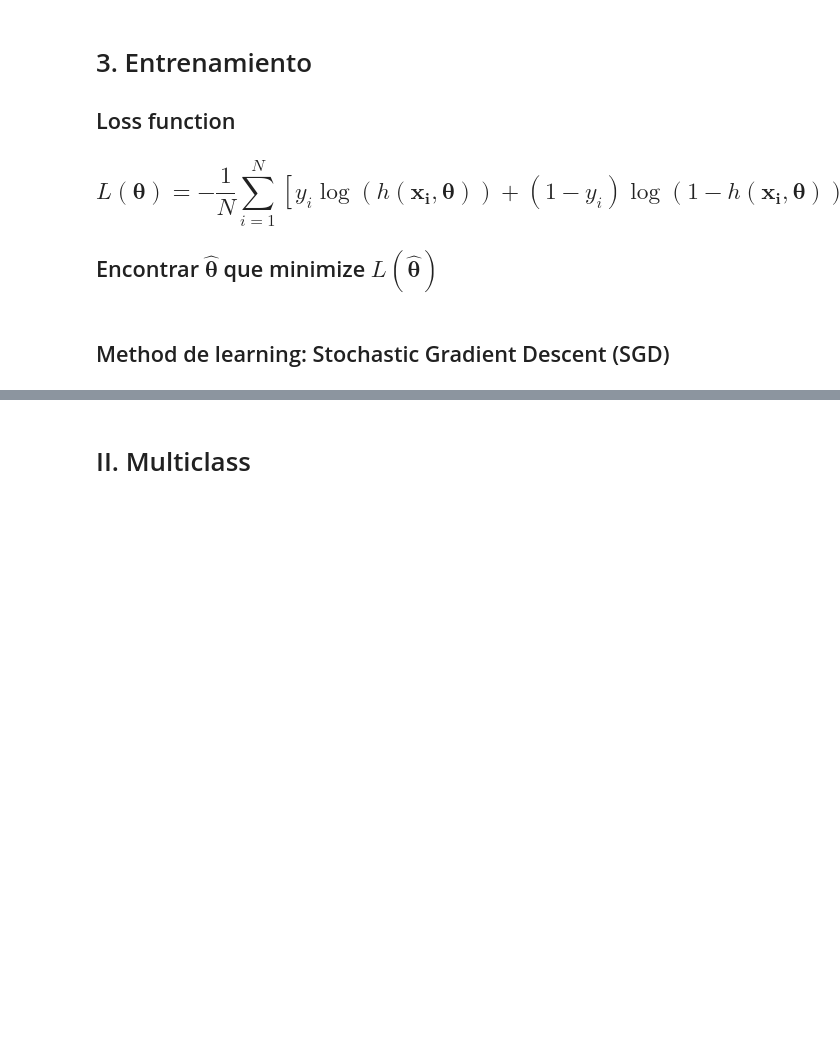
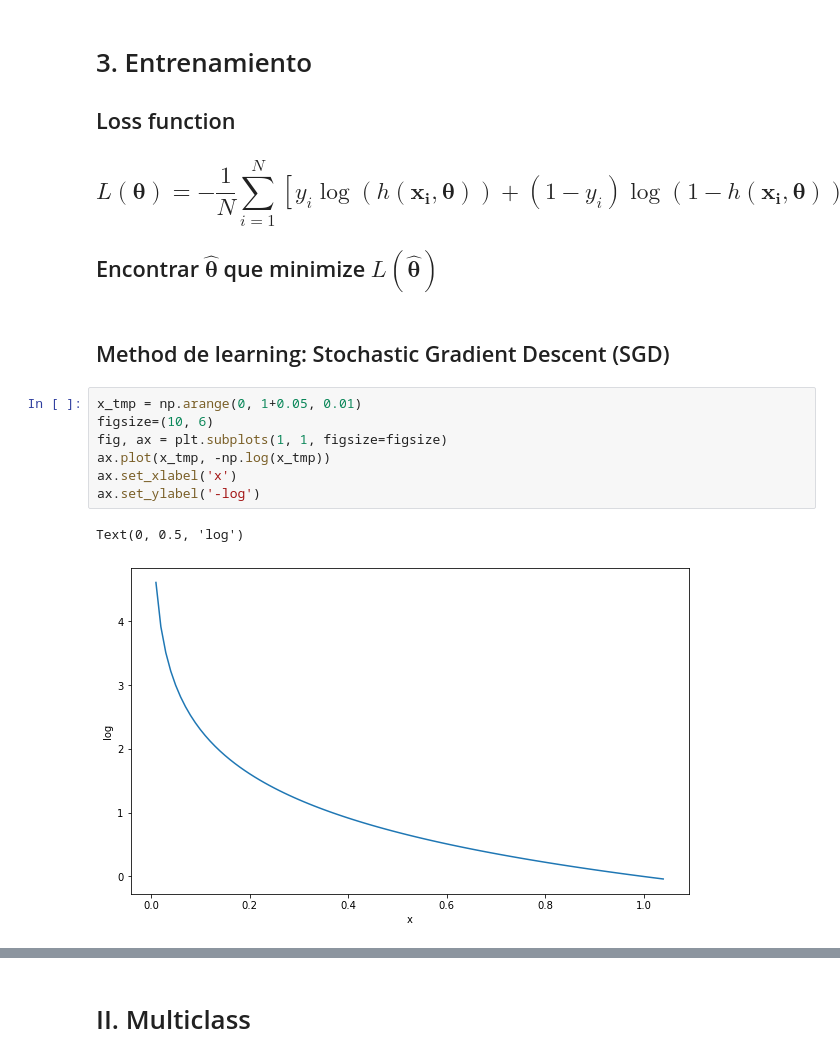
Before and after one commit to jroccal/machine_learning_fundamentals, a Jupyter notebook: notebooks/Logistic_regression_examples.ipynb, the cells around one changed output, grey strips where cells are left out. Saved outputs shown, nothing was run; the diff lists cells and outputs as text; blank space fills up the shorter version.

```diff
--- a/notebooks/Logistic_regression_examples.ipynb
+++ b/notebooks/Logistic_regression_examples.ipynb
@@ -235,6 +247,16 @@ Text(0, 0.5, 'probability')
 ## Encontrar $\hat{\pmb{\theta}}$ que minimize $L(\hat{\pmb{\theta}})$
 # %% [markdown]
 ## Method de learning:  Stochastic Gradient Descent (SGD)
+# %%
+x_tmp = np.arange(0, 1+0.05, 0.01)
+figsize=(10, 6)
+fig, ax = plt.subplots(1, 1, figsize=figsize)
+ax.plot(x_tmp, -np.log(x_tmp))
+ax.set_xlabel('x')
+ax.set_ylabel('-log')
+# %% [output]
+Text(0, 0.5, 'log')
+[figure, added]
 # %%
 ## Default
 loss_function = 'log'
```
Also changed, not shown: parts of 23 cells of this notebook.
